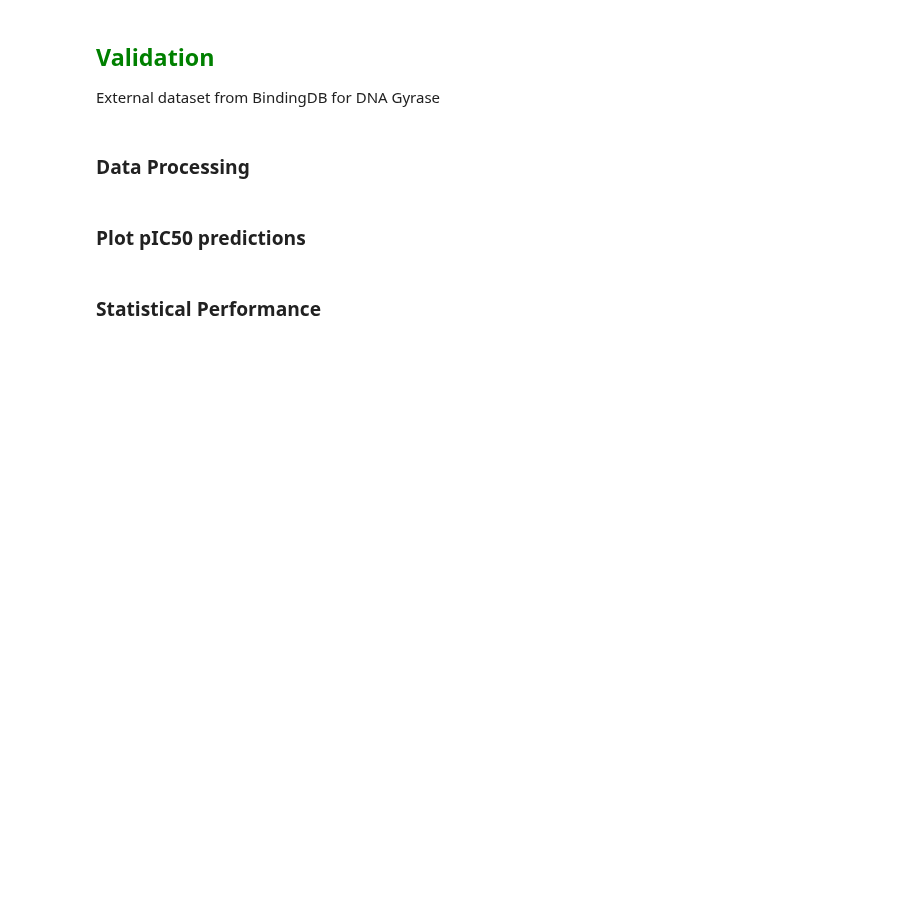
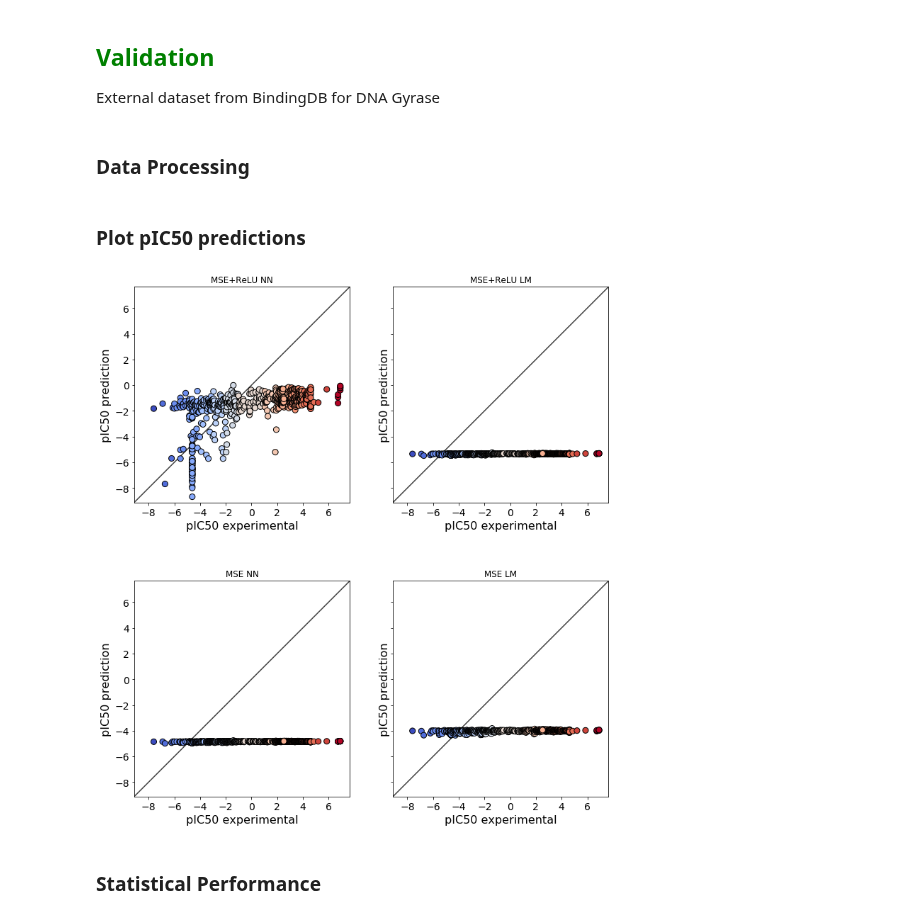
Before and after one commit to alejogiley/Novartis-Hackaton-7, a Jupyter notebook: Notebooks/Lee_NN.ipynb, the cells around one changed output. Drawn from its saved outputs; the diff is of its cells as text; code cells hidden in the pictures; blank space fills up the shorter version.

```diff
--- a/Notebooks/Lee_NN.ipynb
+++ b/Notebooks/Lee_NN.ipynb
@@ -538,6 +560,9 @@ for train_index, test_index in kf.split(f):
     #
     rcutoff_train = f_train[:,-4]
     lcutoff_train = f_train[:,-5]
+    #
+    x_train = normalize(x_train)
+    x_test  = normalize(x_test)
     # finished
 
     shallow = None
@@ -578,7 +620,7 @@ def create_model(x):
     # create model
     model = Sequential()
     # input layer
-    model.add(Dense(units=50,
+    model.add(Dense(units=100,
                     input_shape=(x, ),
                     kernel_initializer='random_uniform',
                     bias_initializer='ones'))
@@ -589,7 +631,6 @@ def create_model(x):
     model.add(Dense(units=50))
     model.add(Dropout(0.2))
     model.add(Activation("relu"))
-    model.add(BatchNormalization())
     # hidden layer
     model.add(Dense(units=25))
     model.add(Dropout(0.2))
@@ -690,6 +741,9 @@ for train_index, test_index in kf.split(f):
     #
     rcutoff_train = f_train[:,-4]
     lcutoff_train = f_train[:,-5]
+    #
+    x_train = normalize(x_train)
+    x_test  = normalize(x_test)
     # finished
 
     network2 = None
@@ -781,6 +860,9 @@ for train_index, test_index in kf.split(f):
     #
     rcutoff_train = f_train[:,-4]
     lcutoff_train = f_train[:,-5]
+    #
+    x_train = normalize(x_train)
+    x_test  = normalize(x_test)
     # finished
 
     shallow2 = None
@@ -846,12 +945,13 @@ vx = vx.astype('float64').to_numpy()
 # %% [markdown]
 ### Plot pIC50 predictions
 # %%
-#models = [network, network2, shallow, shallow2]
-models = [network, network2, network, network]
+models = [network, network2, shallow, shallow2]
 titles = ['MSE+ReLU NN','MSE NN','MSE+ReLU LM','MSE LM']
 
 plt.rcParams["figure.figsize"] = (12,14)
 plot_valid(models, titles)
+# %% [output]
+[figure, added]
 # %% [markdown]
 ### Statistical Performance
 # %%
```
Also changed, not shown: parts of 24 cells of this notebook.
